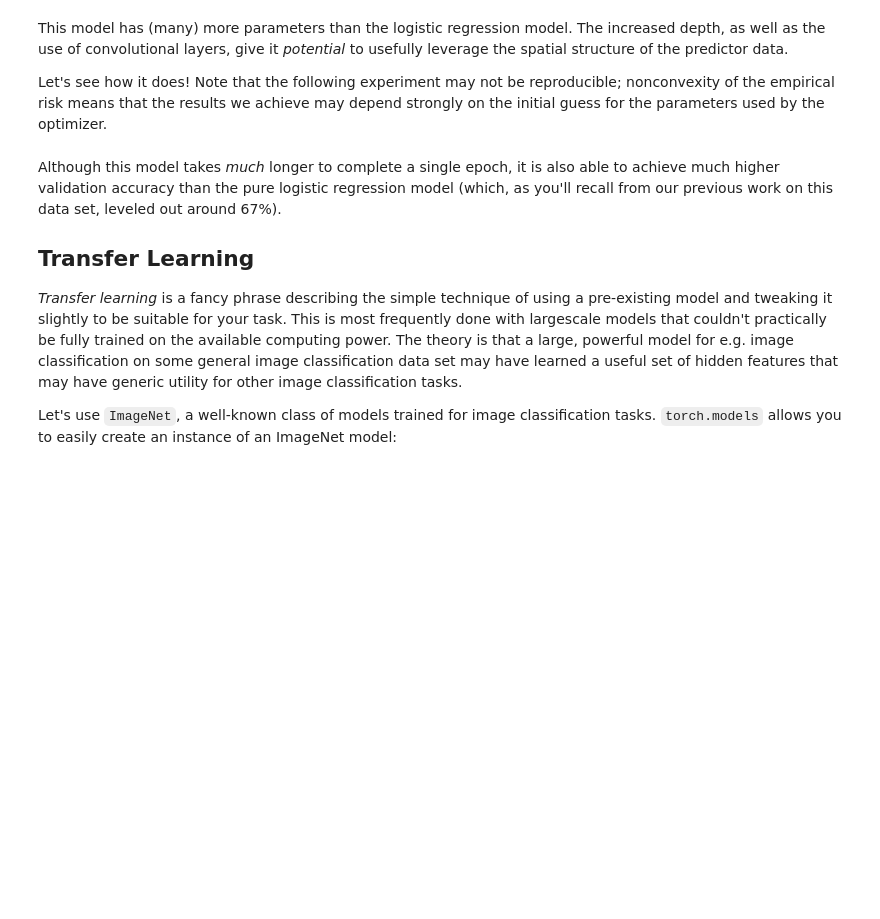
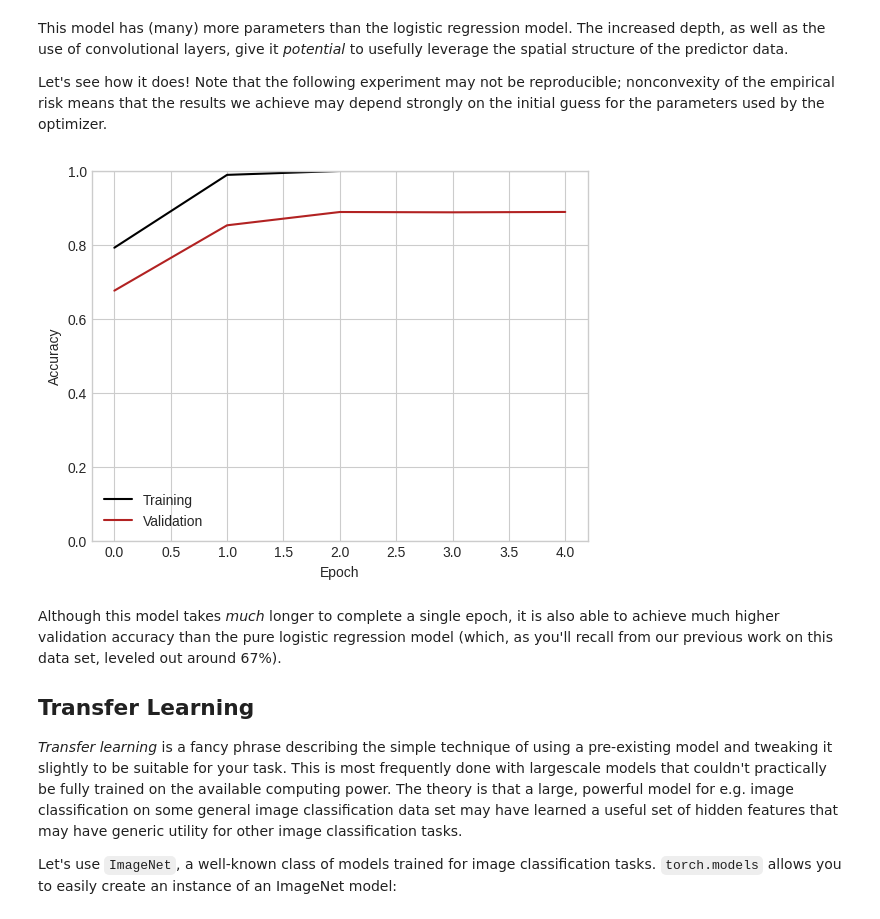
Before and after one commit to PhilChodrow/ml-notes, a Jupyter notebook: source/70-image-classification.ipynb, the cells around one changed output. Drawn from its saved outputs; the diff is of its cells as text; code cells hidden in the pictures; blank space fills up the shorter version.

```diff
--- a/source/70-image-classification.ipynb
+++ b/source/70-image-classification.ipynb
@@ -328,12 +385,16 @@ Let's see how it does! Note that the following experiment may not be reproducibl
 # %%
 #---
 train_accuracy, val_accuracy = train(model, k_epochs = 5,  lr = 0.01,  momentum = 0.9)
 #---
 
 plt.plot(train_accuracy, color = "black", label = "Training")
 plt.plot(val_accuracy, color = "firebrick", label = "Validation")
 plt.xlabel("Epoch")
 plt.ylabel("Accuracy")
+plt.gca().set(ylim = (0, 1))
+l = plt.legend()
+# %% [output]
+[figure, added]
 # %% [markdown]
 Although this model takes *much* longer to complete a single epoch, it is also able to achieve much higher validation accuracy than the pure logistic regression model (which, as you'll recall from our previous work on this data set, leveled out around 67%).
 
```
Also changed, not shown: parts of 17 cells of this notebook.
